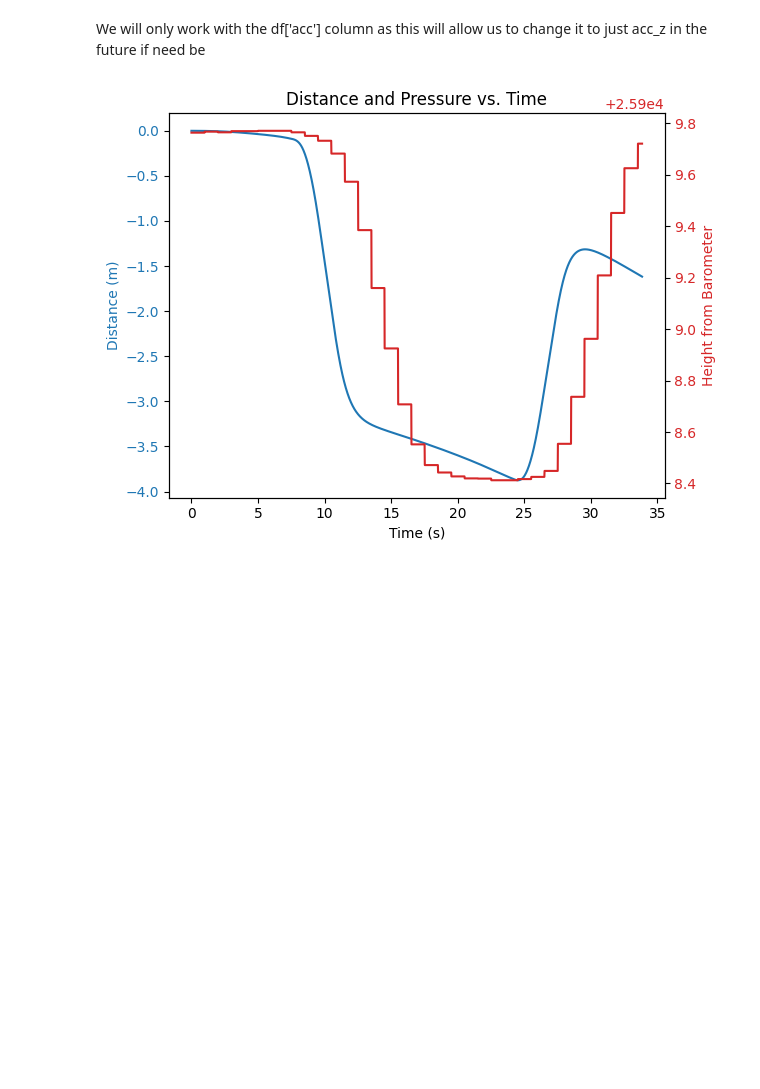
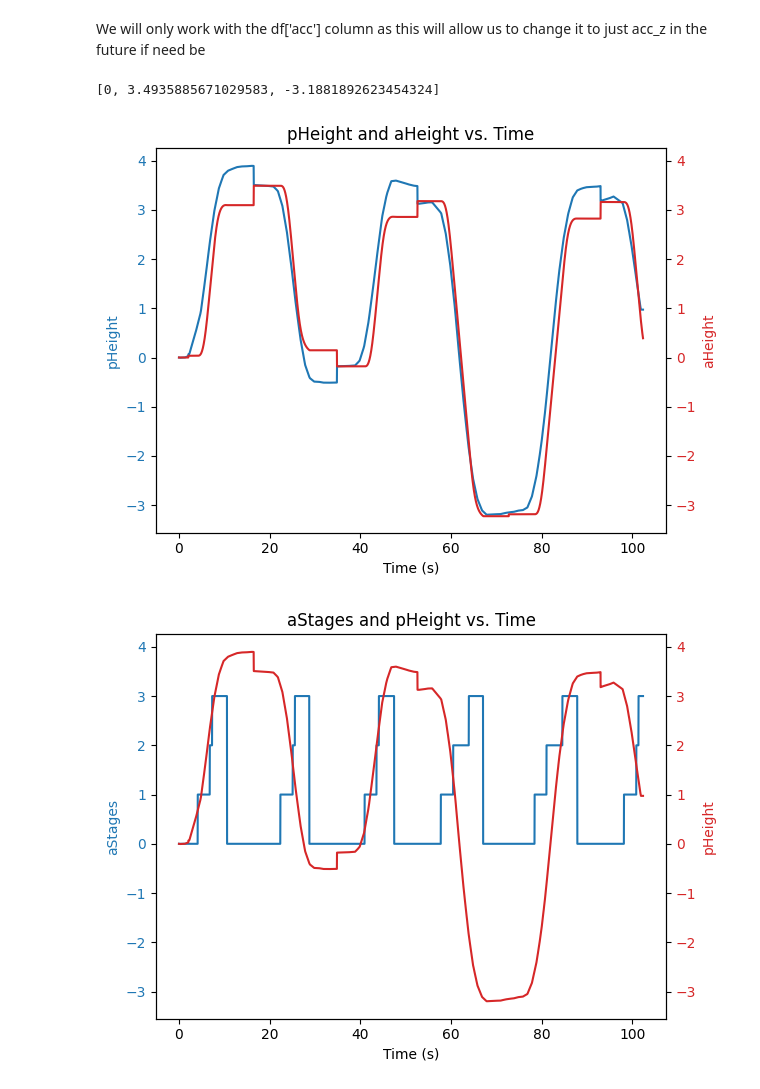
Before and after one commit to OGreenwood672/PR_Polynomial_Regression, a Jupyter notebook: analysis.ipynb, the cells around one changed output. Cells and saved outputs as stored; diff of their text form; code cells hidden in the pictures; blank space fills up the shorter version.

```diff
--- a/analysis.ipynb
+++ b/analysis.ipynb
@@ -108,0 +282,17 @@ save_df(df, "results/1")
+# %%
+interpolate_transitions(df, 'pressure')
+# smooth(df, 'pressure', BAROMETER_SMOOTHING)
+get_pressure_height(df)
+# pFloors = correct_height_and_get_floors(df, 'pHeight')
+# aFloors = correct_height_and_get_floors(df, 'aHeight')
+
+floors = full_correct_and_get_floors(df, 'pHeight', 'aHeight')
+print(floors)
+
+differentiate(df, 'pHeight', 'timestamps', 'pVelocity')
+
+
+differentiate(df, 'pVelocity', 'timestamps', 'pAcc')
+differentiate(df, 'pAcc', 'timestamps', 'pJerk')
+# %% [output]
+[0, 3.4935885671029583, -3.1881892623454324]
@@ -109,21 +301,36 @@ save_df(df, "results/1")
 # %%
-fig, ax1 = plt.subplots()
+def chart(col1, col2=None):
+    fig, ax1 = plt.subplots()
 
-# Plot distance on the primary y-axis
-ax1.set_xlabel('Time (s)')
-ax1.set_ylabel('Distance (m)', color='tab:blue')
-ax1.plot(df['timestamps'], df['distance'], color='tab:blue', label='Distance')
-ax1.tick_params(axis='y', labelcolor='tab:blue')
+    ax1.set_xlabel('Time (s)')
+    ax1.set_ylabel(col1, color='tab:blue')
+    ax1.plot(df['timestamps'], df[col1], color='tab:blue', label=col1)
+    ax1.tick_params(axis='y', labelcolor='tab:blue')
 
-# Create a secondary y-axis for pressure
-ax2 = ax1.twinx()  # instantiate a second axes that shares the same x-axis
-ax2.set_ylabel('Height from Barometer', color='tab:red')  # we already handled the x-label with ax1
-ax2.plot(df['timestamps'], df['height'], color='tab:red', label='Pressure')
-ax2.tick_params(axis='y', labelcolor='tab:red')
+    if col2 != None:
+        ax2 = ax1.twinx()
+        ax2.set_ylabel(col2, color='tab:red')
+        ax2.plot(df['timestamps'], df[col2], color='tab:red', label=col2)
+        ax2.tick_params(axis='y', labelcolor='tab:red')
 
-# Add a title and show the plot
-plt.title('Distance and Pressure vs. Time')
-fig.tight_layout()  # adjust the layout to make room for labels
-plt.show()
+        minimum = min(ax1.get_ylim()[0], ax2.get_ylim()[0])
+        maximum = max(ax1.get_ylim()[1], ax2.get_ylim()[1])
+        ax1.set_ylim(minimum, maximum)
+        ax2.set_ylim(minimum, maximum)
+
+        plt.title(f'{col1} and {col2} vs. Time')
+
+    else:
+        plt.title(f'{col1} vs. Time')
+
+    fig.tight_layout()  # adjust the layout to make room for labels
+    plt.show()
-# %% [output]
-[figure, removed]
+# %%
+chart('pHeight', 'aHeight')
+chart('aStages', 'pHeight')
+chart('aVelocity')
+chart('aAcc')
+chart('aJerk')
+# %% [output]
+[figure, added]
+[figure, added]
```
Also changed, not shown: parts of 19 cells of this notebook, 4 other files.
